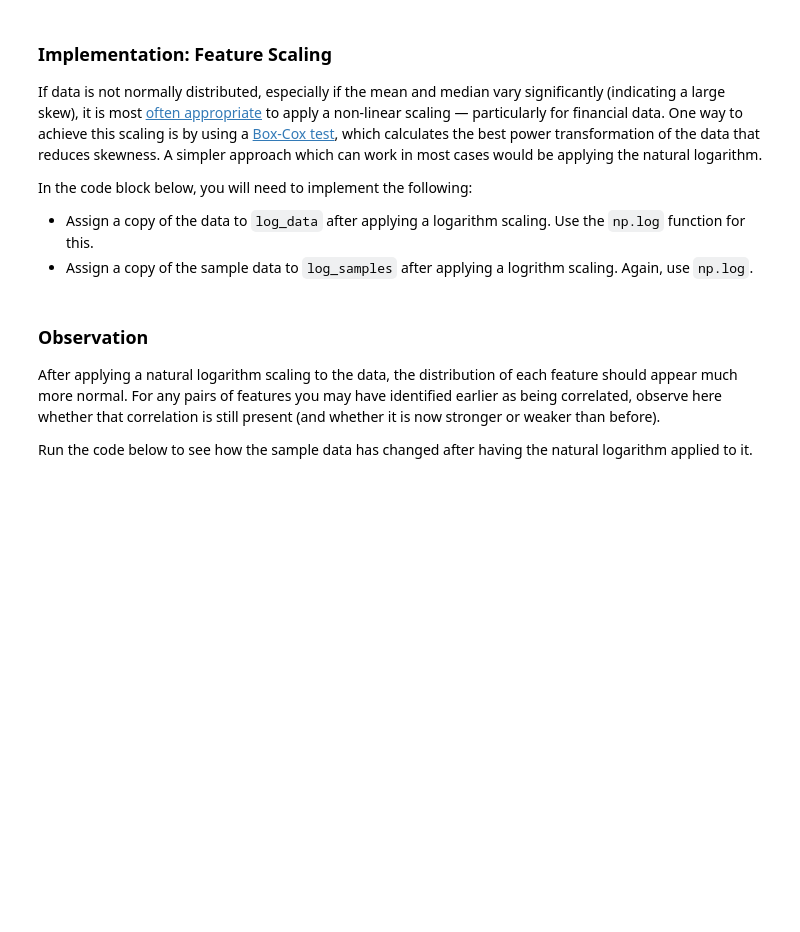
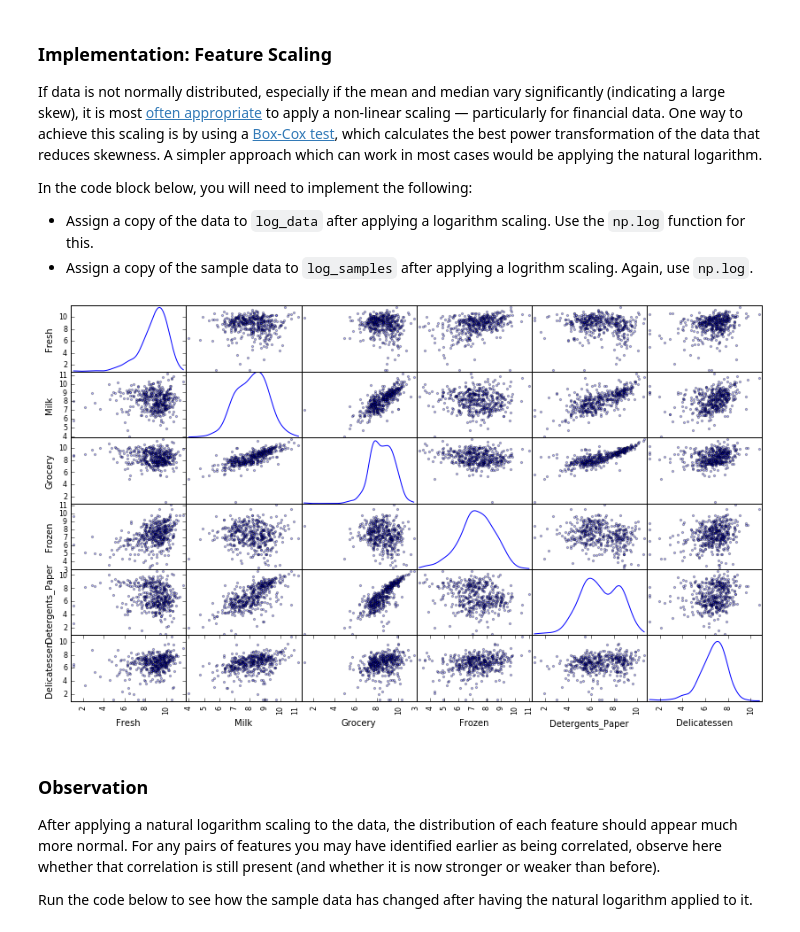
Before and after one commit to alismayilov/udacity-machine-learning-projects, a Jupyter notebook: projects/creating_customer_segments/customer_segments.ipynb, the cells around one changed output. Cells and saved outputs as stored; diff of their text form; code cells hidden in the pictures; blank space fills up the shorter version.

```diff
--- a/projects/creating_customer_segments/customer_segments.ipynb
+++ b/projects/creating_customer_segments/customer_segments.ipynb
@@ -136,12 +137,14 @@ In the code block below, you will need to implement the following:
 # %%
 # TODO: Scale the data using the natural logarithm
 log_data = np.log(data)
 
 # TODO: Scale the sample data using the natural logarithm
 log_samples = np.log(samples)
 
 # Produce a scatter matrix for each pair of newly-transformed features
-#pd.scatter_matrix(log_data, alpha = 0.3, figsize = (14,8), diagonal = 'kde');
+pd.scatter_matrix(log_data, alpha = 0.3, figsize = (14,8), diagonal = 'kde');
+# %% [output]
+[figure, added]
 # %% [markdown]
 ### Observation
 After applying a natural logarithm scaling to the data, the distribution of each feature should appear much more normal. For any pairs of features you may have identified earlier as being correlated, observe here whether that correlation is still present (and whether it is now stronger or weaker than before).
```
Also changed, not shown: parts of 26 cells of this notebook.
